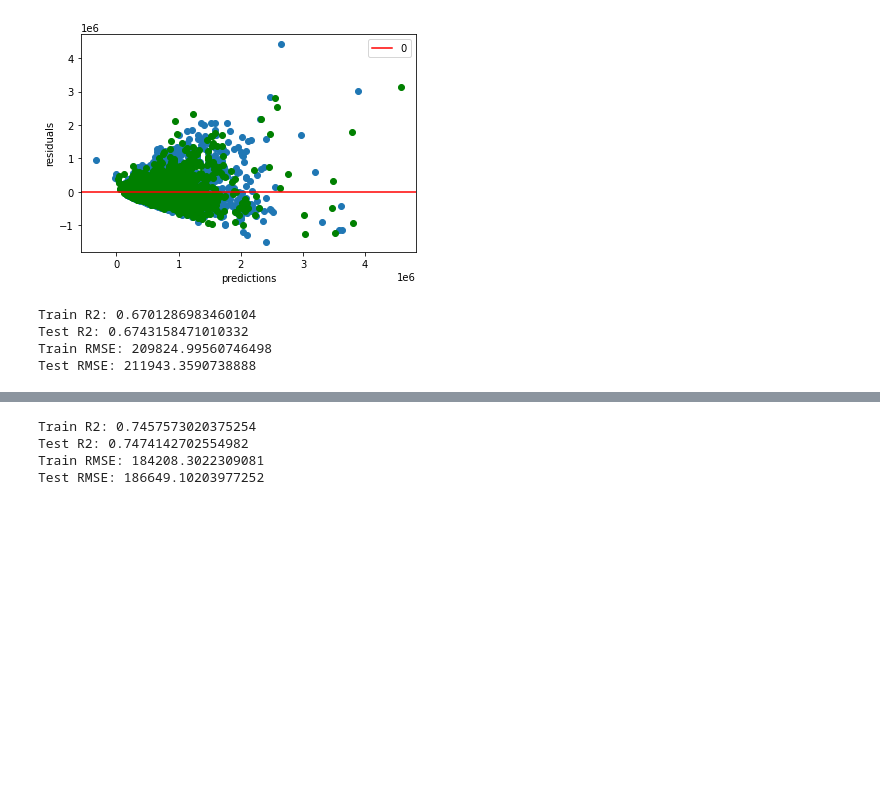
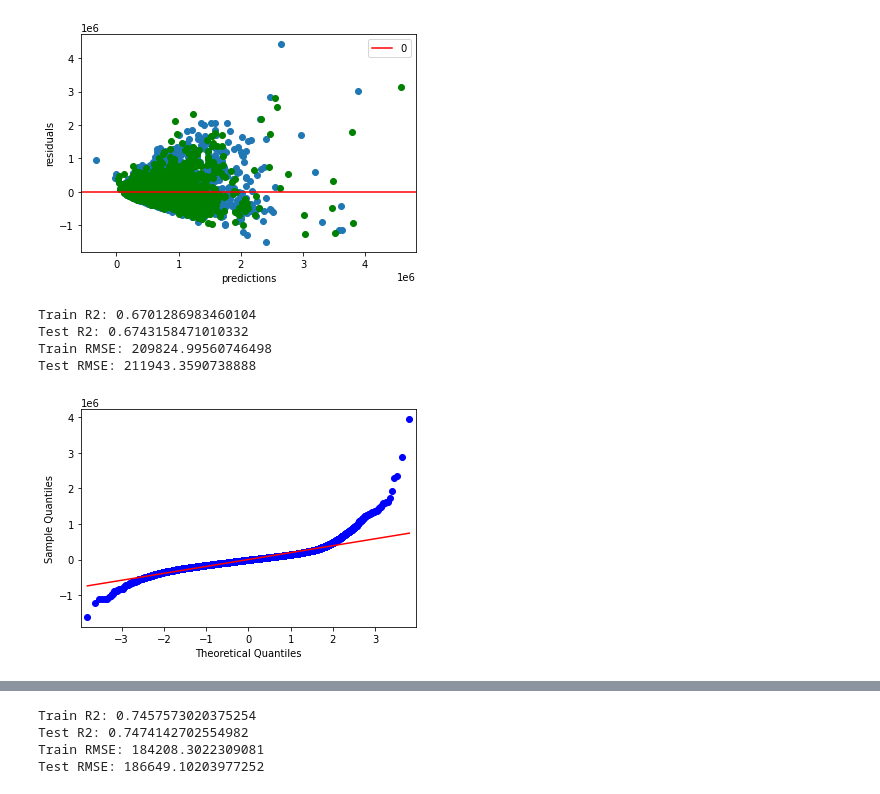
Before and after one commit to hanis-z/King-County-Millenial-homeowner-program, a Jupyter notebook: individualNotebooks/modeling_and_validation_notebook.ipynb, the cells around one changed output, grey strips where cells are left out. Saved outputs shown, nothing was run; the diff lists cells and outputs as text; code cells hidden in the pictures; blank space fills up the shorter version.

Commit message:
Add more graphs for residuals and qqplot to modeling notebook

```diff
--- a/individualNotebooks/modeling_and_validation_notebook.ipynb
+++ b/individualNotebooks/modeling_and_validation_notebook.ipynb
@@ -474,9 +474,13 @@ model_2_cols = model_1_cols + \
 X2_train = X_train[model_2_cols]
 X2_test = X_test[model_2_cols]
 
-model_2_r2_train, model_2_r2_test, train_rmse, test_rmse = build_model(X2_train, X2_test, y_train, y_test)
+model_2_yhat_train, model_2_residuals_train, model_2_yhat_test, model_2_residuals_test = build_model(X2_train, X2_test, y_train, y_test)
 # %% [output]
 Train R2: 0.6701286983460104
 Test R2: 0.6743158471010332
 Train RMSE: 209824.99560746498
 Test RMSE: 211943.3590738888
+# %%
+sm.qqplot(model_2_residuals_train, line = 'r');
+# %% [output]
+[figure, added]
```
Also changed, not shown: parts of 15 cells of this notebook.
